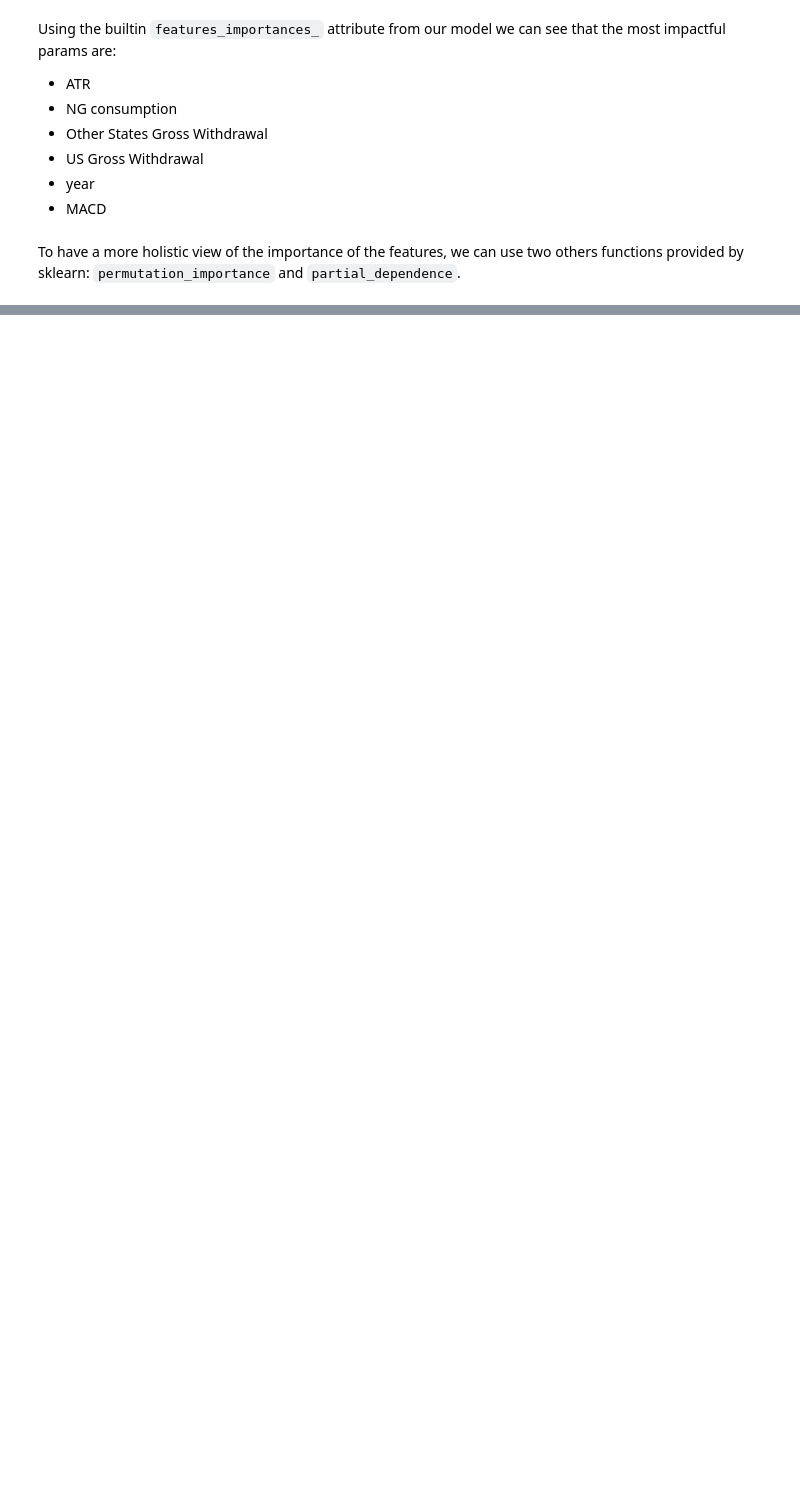
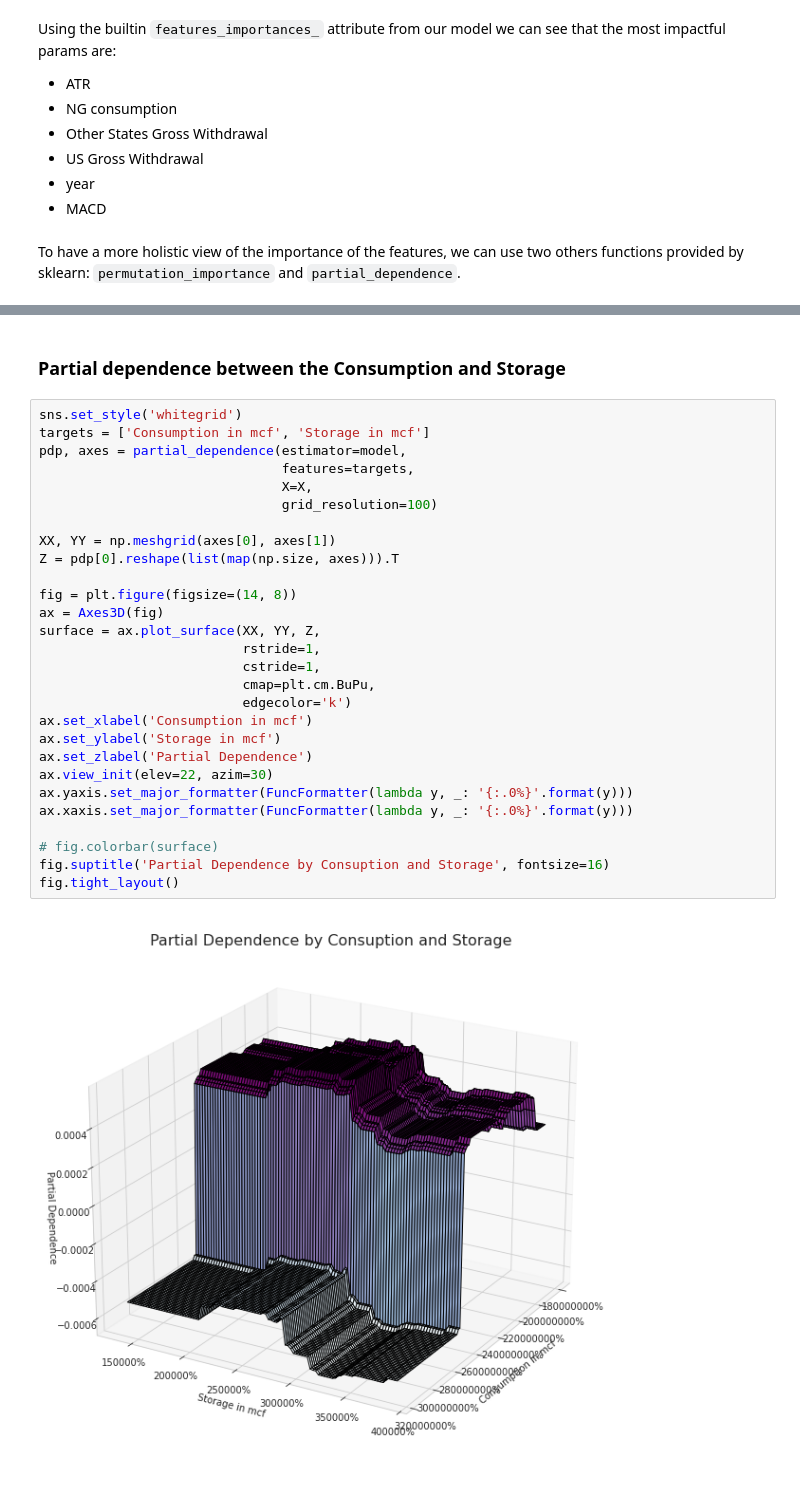
Before and after one commit to paolodelia99/ng-strategies, a Jupyter notebook: ml_based_strategies/tree_regressor.ipynb, the cells around one changed output, grey strips where cells are left out. Cells and saved outputs as stored; diff of their text form; blank space fills up the shorter version.

Commit message:
rerun ng_season.ipynb and worked on the features' importance part (partial dependence and shap values)

```diff
--- a/ml_based_strategies/tree_regressor.ipynb
+++ b/ml_based_strategies/tree_regressor.ipynb
@@ -707,0 +676,32 @@ fig.tight_layout()
+# %% [markdown]
+### Partial dependence between the Consumption and Storage
+# %%
+sns.set_style('whitegrid')
+targets = ['Consumption in mcf', 'Storage in mcf']
+pdp, axes = partial_dependence(estimator=model,
+                               features=targets,
+                               X=X,
+                               grid_resolution=100)
+
+XX, YY = np.meshgrid(axes[0], axes[1])
+Z = pdp[0].reshape(list(map(np.size, axes))).T
+
+fig = plt.figure(figsize=(14, 8))
+ax = Axes3D(fig)
+surface = ax.plot_surface(XX, YY, Z,
+                          rstride=1,
+                          cstride=1,
+                          cmap=plt.cm.BuPu,
+                          edgecolor='k')
+ax.set_xlabel('Consumption in mcf')
+ax.set_ylabel('Storage in mcf')
+ax.set_zlabel('Partial Dependence')
+ax.view_init(elev=22, azim=30)
+ax.yaxis.set_major_formatter(FuncFormatter(lambda y, _: '{:.0%}'.format(y)))
+ax.xaxis.set_major_formatter(FuncFormatter(lambda y, _: '{:.0%}'.format(y)))
+
+# fig.colorbar(surface)
+fig.suptitle('Partial Dependence by Consuption and Storage', fontsize=16)
+fig.tight_layout()
+# %% [output]
+[figure, added]
```
Also changed, not shown: parts of 26 cells of this notebook, 2 other files.
